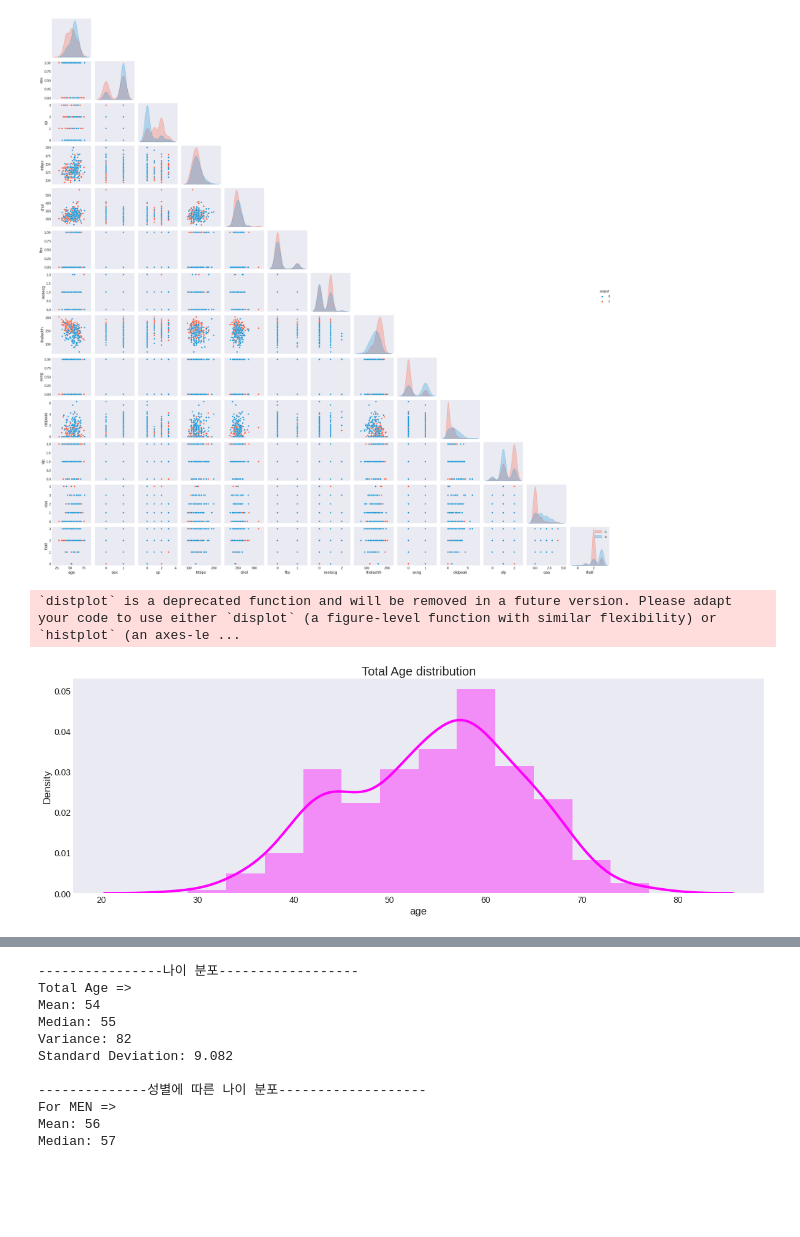
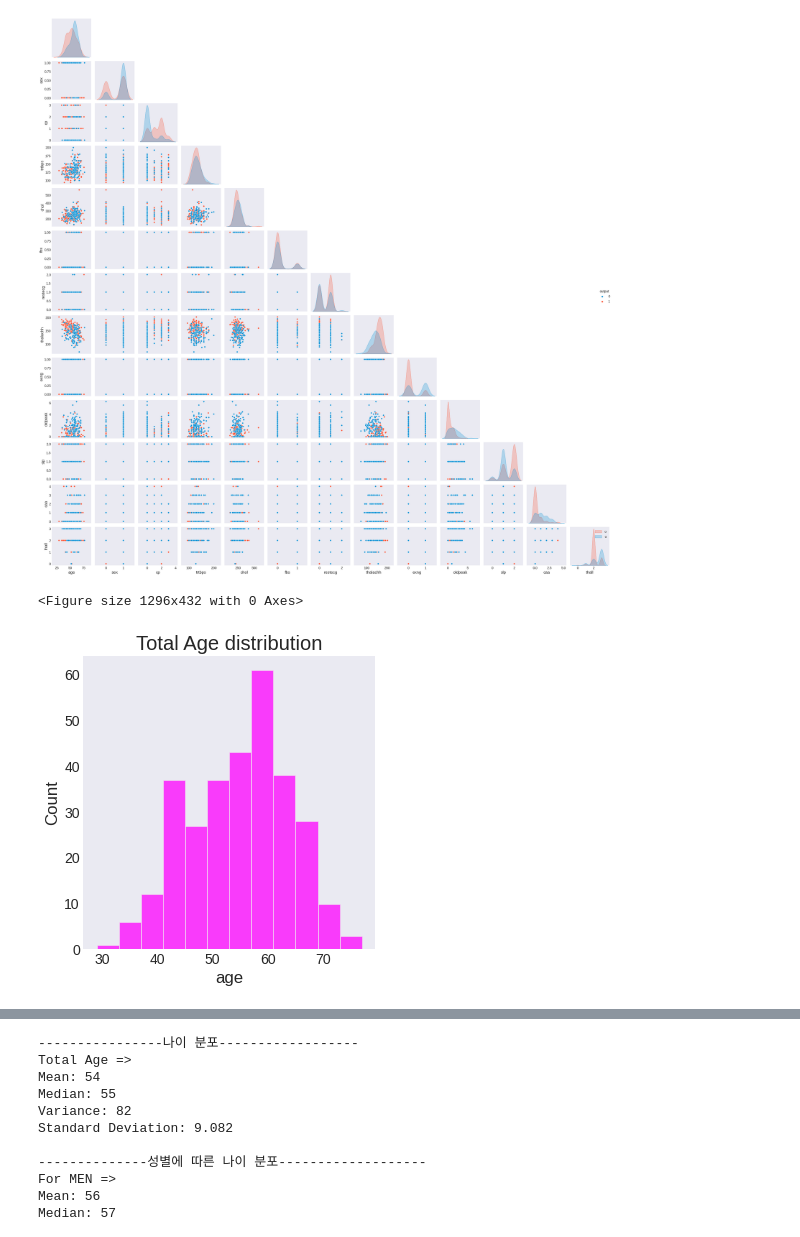
Before and after one commit to kang-jeong-uk/OSSP, a Jupyter notebook: Heart_Attack_Analysis_&_Prediction.ipynb, the cells around one changed output, grey strips where cells are left out. Cells and saved outputs as stored; diff of their text form; code cells hidden in the pictures; blank space fills up the shorter version.

```diff
--- a/Heart_Attack_Analysis_&_Prediction.ipynb
+++ b/Heart_Attack_Analysis_&_Prediction.ipynb
@@ -49,15 +49,15 @@ plt.plot()
 [figure]
 # %%
 plt.figure(figsize=(18,6))
-sns.distplot(data["age"], color="magenta")
+sns.displot(data["age"], color="magenta")
 plt.title("Total Age distribution")
 plt.show()
 
 ax = px.histogram(data, x="age", color="output", title="Distribution Age and Output")
 ax.show()
 # %% [output]
-`distplot` is a deprecated function and will be removed in a future version. Please adapt your code to use either `displot` (a figure-level function with similar flexibility) or `histplot` (an axes-le ...
+<Figure size 1296x432 with 0 Axes>
-[figure, old version]
+[figure, new version]
 [interactive output not drawn]
 # %%
 X=data[data["sex"]==1].reset_index()  # 여성
```
